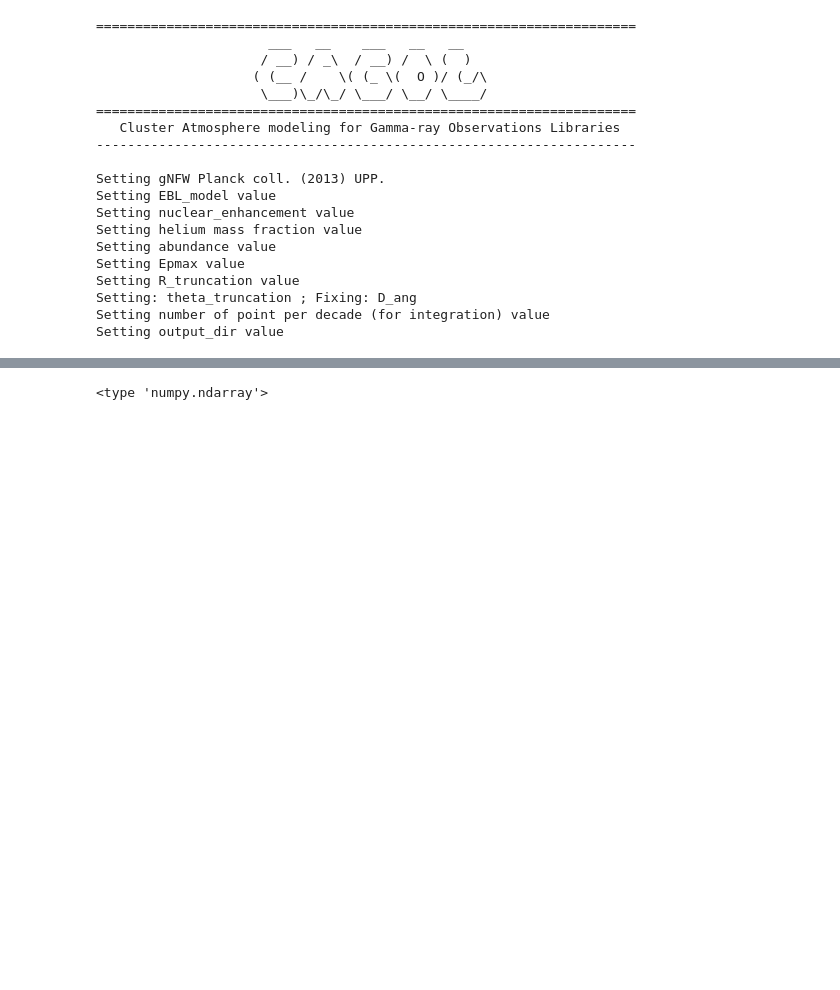
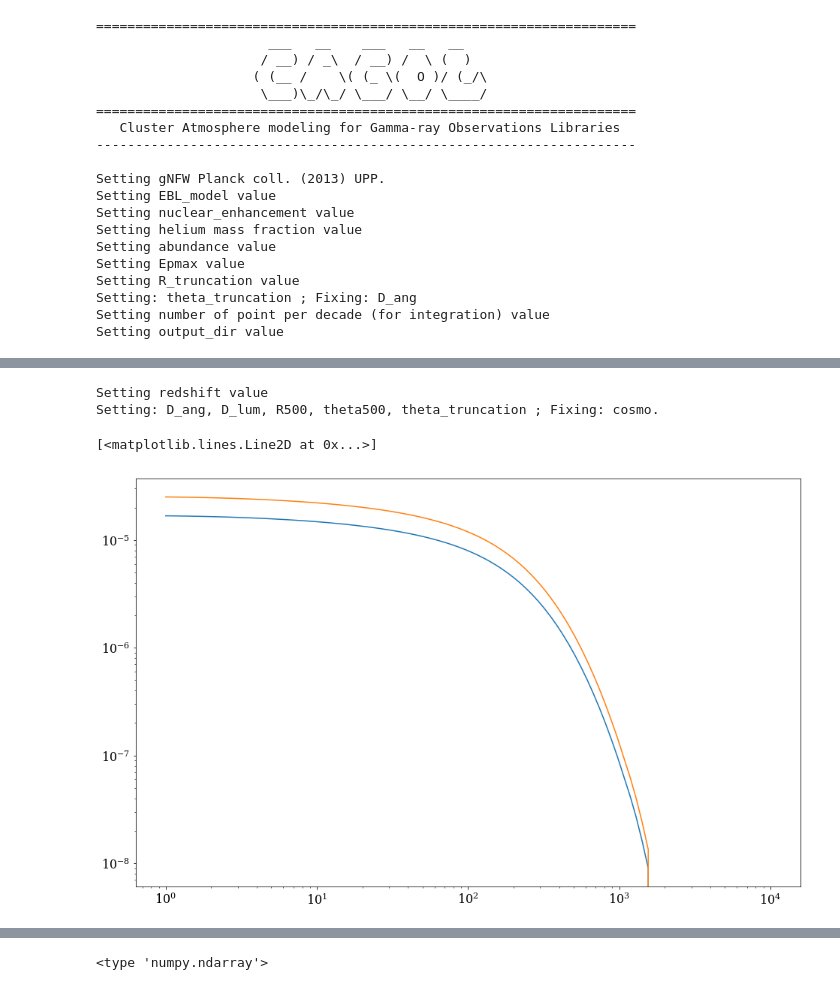
Before and after one commit to renlliang3/ClusterModel, a Jupyter notebook: notebook/model_dev_parameters.ipynb, the cells around one changed output, grey strips where cells are left out. Saved outputs shown, nothing was run; the diff lists cells and outputs as text; code cells hidden in the pictures; blank space fills up the shorter version.

```diff
--- a/notebook/model_dev_parameters.ipynb
+++ b/notebook/model_dev_parameters.ipynb
@@ -69,0 +94,12 @@ Setting output_dir value
+# %%
+clust.redshift = 0.3
+r1,p1 = clust.get_neutrino_profile(Kcor=True)
+r2,p2 = clust.get_neutrino_profile(Kcor=False)
+plt.figure(1, figsize=(15,10))
+plt.loglog(r1,p1)
+plt.loglog(r2,p2)
+# %% [output]
+Setting redshift value
+Setting: D_ang, D_lum, R500, theta500, theta_truncation ; Fixing: cosmo.
+[<matplotlib.lines.Line2D at 0x...>]
+[figure, added]
```
Also changed, not shown: parts of 4 cells of this notebook, 1 other file.
